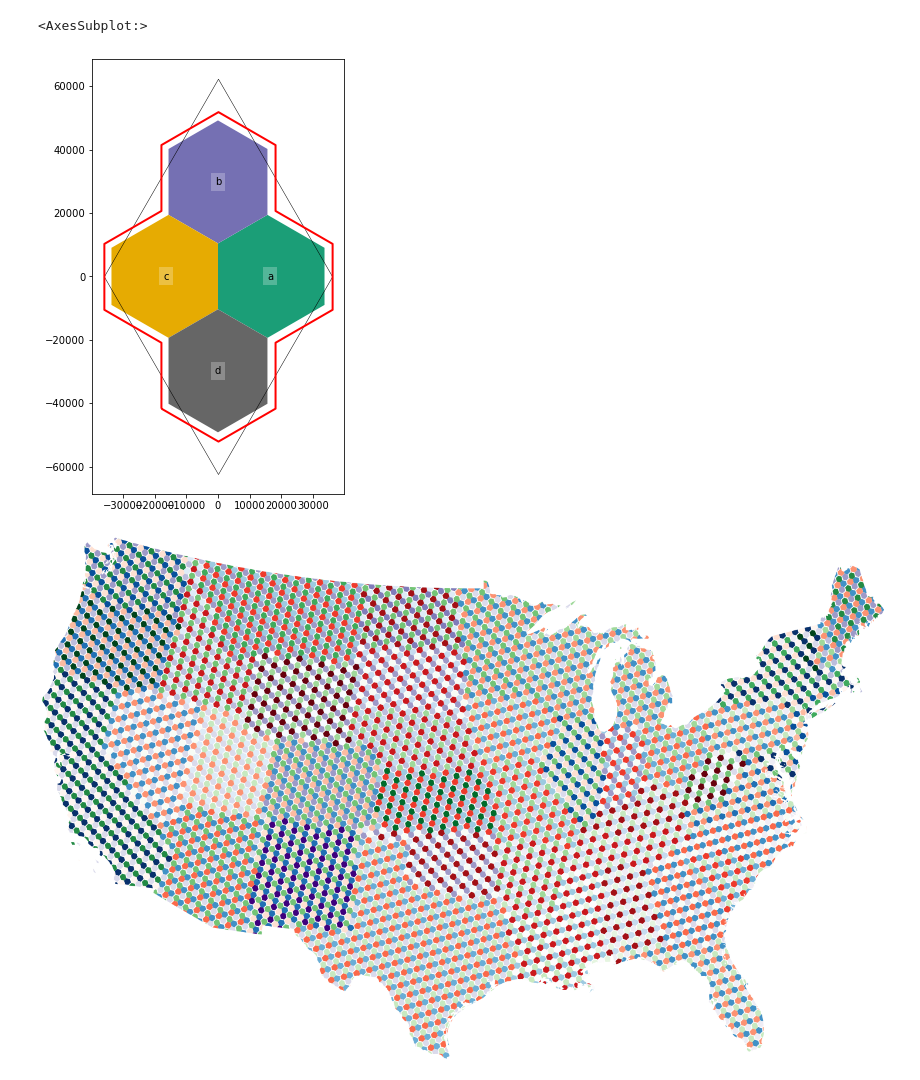
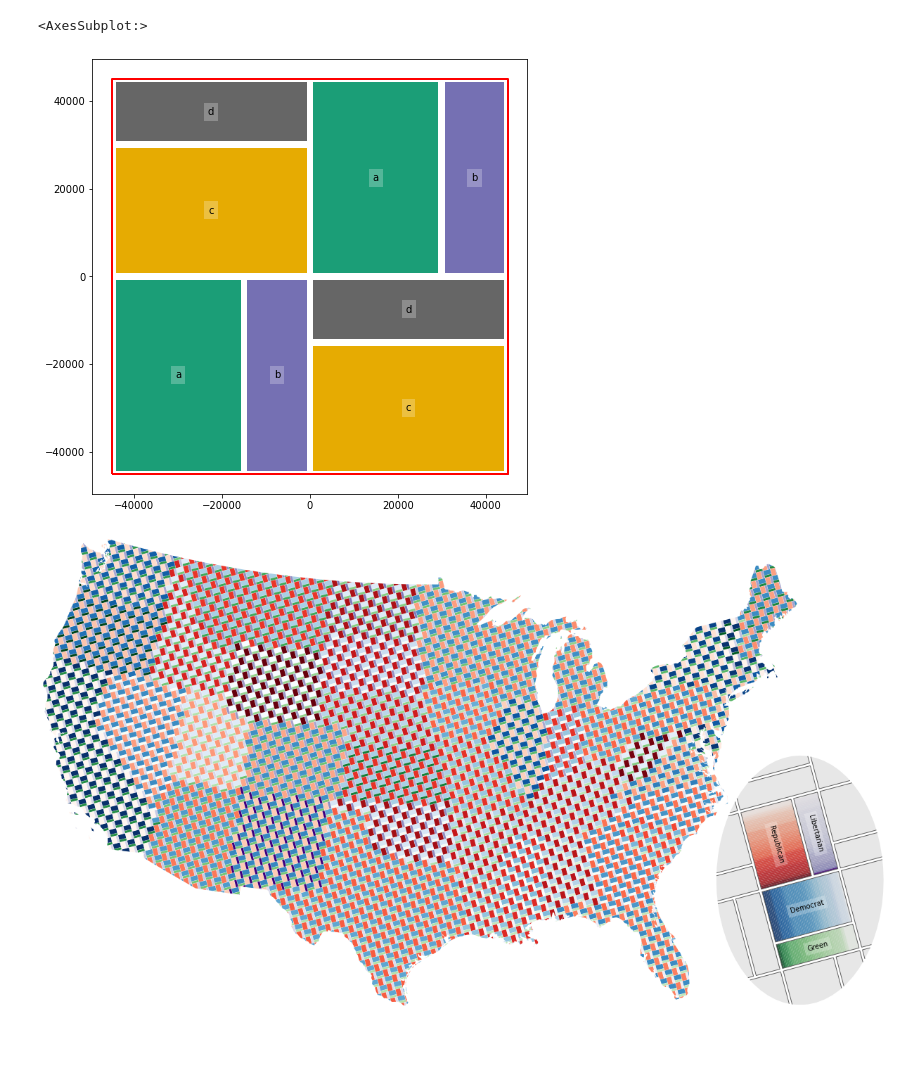
Before and after one commit to DOSull/weaving-space, a Jupyter notebook: example-election-map.ipynb, the cells around one changed output. Cells and saved outputs as stored; diff of their text form; code cells hidden in the pictures; blank space fills up the shorter version.

```diff
--- a/example-election-map.ipynb
+++ b/example-election-map.ipynb
@@ -15,28 +15,29 @@ us['Libertarian'] = us.lib / us.votes * 100
 # %%
 # us["FID"] = list(range(us.shape[0]))
 # %%
-w3 = WeaveUnit(spacing = 25000, aspect = 0.8, weave_type = "twill", n = 3,
-               strands = "(aab)|(ccd)", crs = us.crs)
-w3 = TileUnit(spacing = 72000, tiling_type = "hex-colouring", n = 4,
-              crs = us.crs)
+w3 = WeaveUnit(spacing = 15000, aspect = 1, weave_type = "basket", n = 3,
+               strands = "aab|ccd", crs = us.crs)
+# w3 = TileUnit(spacing = 72000, tiling_type = "hex-colouring", n = 4,
+#               crs = us.crs)
 
-w3 = w3.inset_tile(2400)
+w3 = w3.inset_elements(750)
 # %%
 w3.plot(show_ids = True)
 # %% [output]
 <AxesSubplot:>
-[figure, old version]
+[figure, new version]
 # %%
 tiling = Tiling(w3, us, id_var = "state")
 # %%
-election_map = tiling.get_tiled_map(rotation = 15, prioritise_tiles = True)
+election_map = tiling.get_tiled_map(rotation = -75, prioritise_tiles = True)
 # %%
 election_map.variables = dict(zip(list("abcd"),
                                   ["Democrat", "Green", "Republican", "Libertarian"]))
 election_map.colourmaps = dict(zip(election_map.variables.values(),
                                    ("Blues", "Greens", "Reds", "Purples")))
 # %%
-fig = election_map.render(legend = False, dpi = 90, k = 9)
+fig = election_map.render(legend = True, dpi = 90, k = 100, use_ellipse = True,
+                          legend_dx = -0.125, legend_dy = -0.475)
 fig.savefig("NZCS-Aug-2022/slides/images/election-2016-weave.png", dpi = 90)
 # %% [output]
-[figure, old version]
+[figure, new version]
```
Also changed, not shown: 6 other files.
